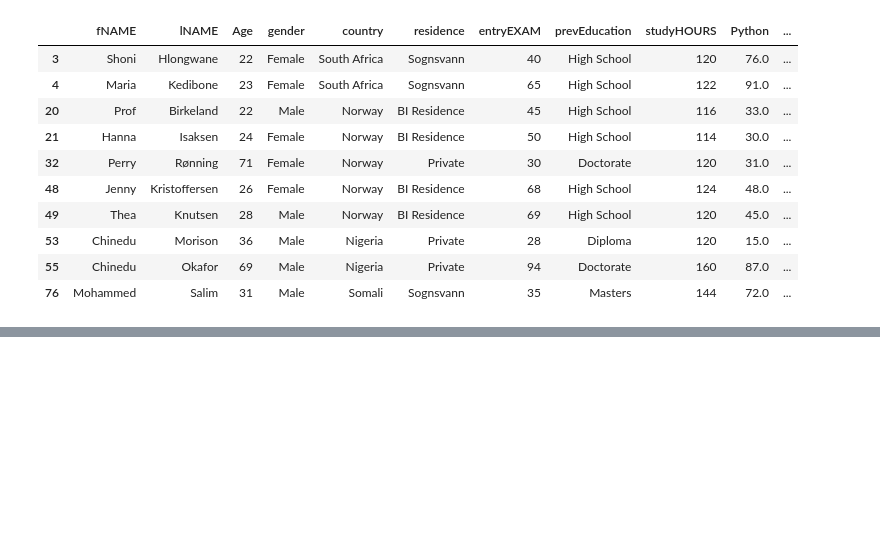
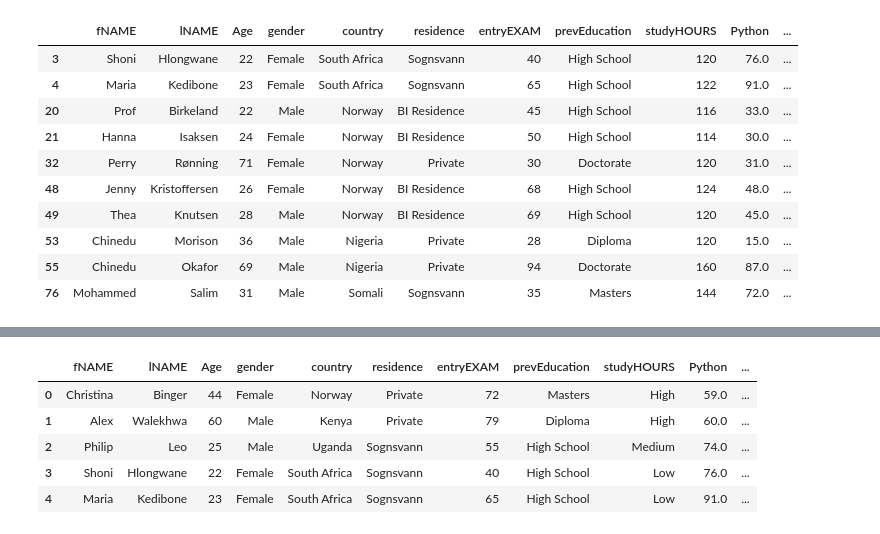
Before and after one commit to AhmMag93/Data-Cleaning-DEPI, a Jupyter notebook: Data Cleaning.ipynb, the cells around one changed output, grey strips where cells are left out. Saved outputs shown, nothing was run; the diff lists cells and outputs as text; code cells hidden in the pictures; blank space fills up the shorter version.

```diff
--- a/Data Cleaning.ipynb
+++ b/Data Cleaning.ipynb
@@ -413,0 +419,10 @@ df
+# %%
+df['studyHOURS'] = pd.cut(df['studyHOURS'], bins = 3, labels = ["Low", "Medium", "High"])
+df.head()
+# %% [output]
+|  | fNAME | lNAME | Age | gender | country | residence | entryEXAM | prevEducation | studyHOURS | Python | ... |
+| 0 | Christina | Binger | 44 | Female | Norway | Private | 72 | Masters | High | 59.0 | ... |
+| 1 | Alex | Walekhwa | 60 | Male | Kenya | Private | 79 | Diploma | High | 60.0 | ... |
+| 2 | Philip | Leo | 25 | Male | Uganda | Sognsvann | 55 | High School | Medium | 74.0 | ... |
+| 3 | Shoni | Hlongwane | 22 | Female | South Africa | Sognsvann | 40 | High School | Low | 76.0 | ... |
+| 4 | Maria | Kedibone | 23 | Female | South Africa | Sognsvann | 65 | High School | Low | 91.0 | ... |
```
Also changed, not shown: parts of 13 cells of this notebook.
